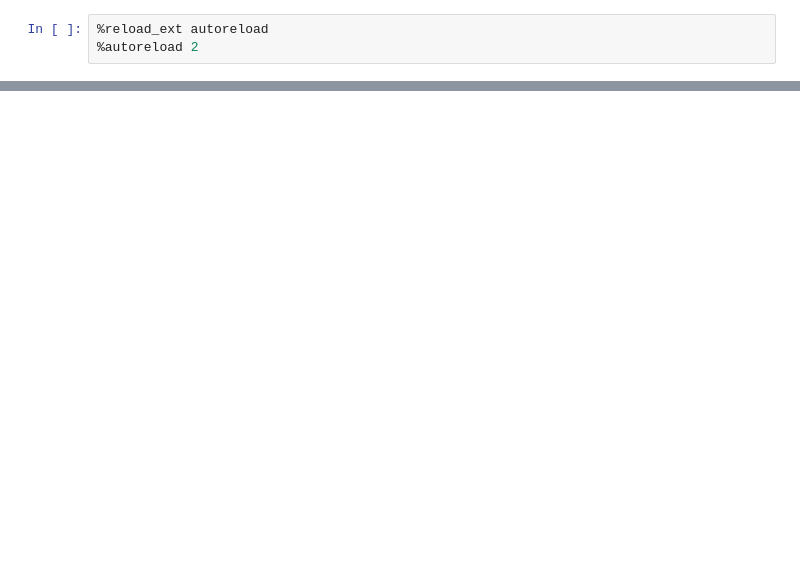
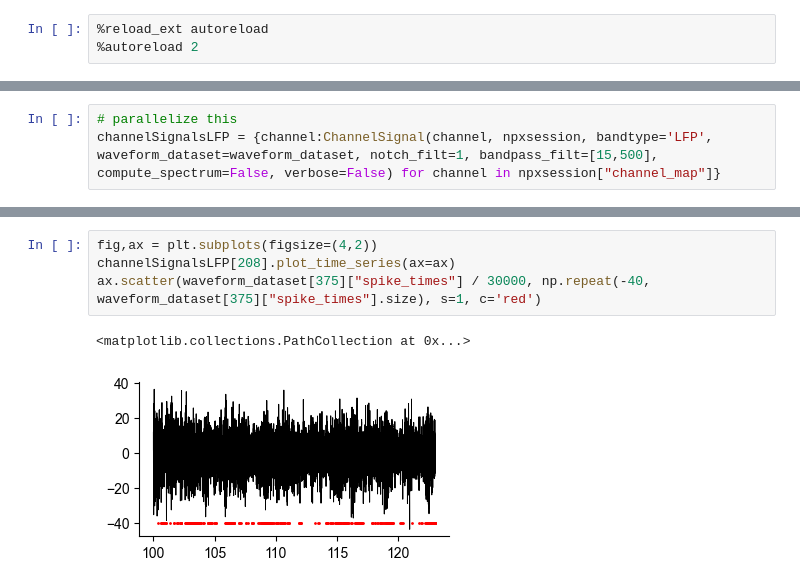
Before and after one commit to mateouma/fpp-npx, a Jupyter notebook: new_lib.ipynb, the cells around one changed output, grey strips where cells are left out. Drawn from its saved outputs; the diff is of its cells as text; blank space fills up the shorter version.

```diff
--- a/new_lib.ipynb
+++ b/new_lib.ipynb
@@ -46,0 +66,3 @@ gabagoo.plot_spectrum(log=True, ax=ax[1])
+# %%
+# parallelize this
+channelSignalsLFP = {channel:ChannelSignal(channel, npxsession, bandtype='LFP', waveform_dataset=waveform_dataset, notch_filt=1, bandpass_filt=[15,500], compute_spectrum=False, verbose=False) for channel in npxsession["channel_map"]}
@@ -46,0 +105,7 @@ gabagoo.plot_spectrum(log=True, ax=ax[1])
+# %%
+fig,ax = plt.subplots(figsize=(4,2))
+channelSignalsLFP[208].plot_time_series(ax=ax)
+ax.scatter(waveform_dataset[375]["spike_times"] / 30000, np.repeat(-40, waveform_dataset[375]["spike_times"].size), s=1, c='red')
+# %% [output]
+<matplotlib.collections.PathCollection at 0x...>
+[figure, added]
```
Also changed, not shown: parts of 17 cells of this notebook, 25 other files.
